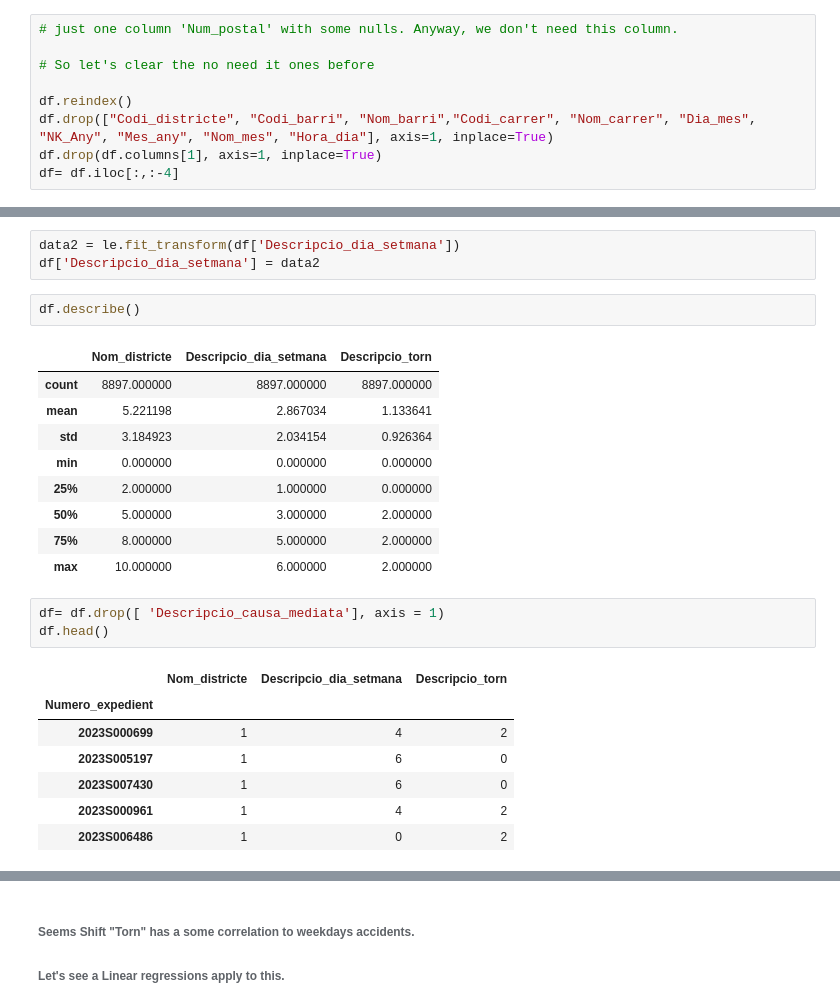
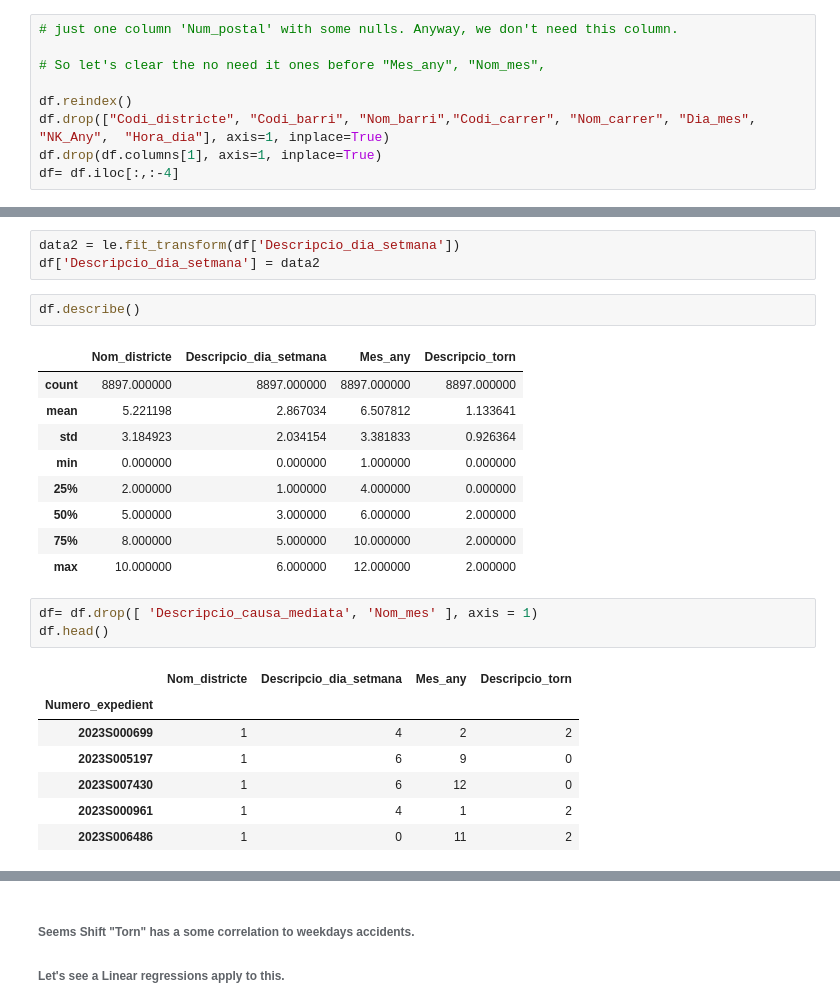
Before and after one commit to ToniBaixa/Bcn_Accidents2023, a Jupyter notebook: Accidents_transit.ipynb, the cells around one changed output, grey strips where cells are left out. Drawn from its saved outputs; the diff is of its cells as text.

```diff
--- a/Accidents_transit.ipynb
+++ b/Accidents_transit.ipynb
@@ -129,10 +130,10 @@ dtype: int64
 # %%
 # just one column 'Num_postal' with some nulls. Anyway, we don't need this column.
 
-# So let's clear the no need it ones before
+# So let's clear the no need it ones before "Mes_any", "Nom_mes",
 
 df.reindex()
-df.drop(["Codi_districte", "Codi_barri", "Nom_barri","Codi_carrer", "Nom_carrer", "Dia_mes", "NK_Any", "Mes_any", "Nom_mes", "Hora_dia"], axis=1, inplace=True)
+df.drop(["Codi_districte", "Codi_barri", "Nom_barri","Codi_carrer", "Nom_carrer", "Dia_mes", "NK_Any",  "Hora_dia"], axis=1, inplace=True)
 df.drop(df.columns[1], axis=1, inplace=True)
 df= df.iloc[:,:-4]
 # %%
@@ -306,26 +342,26 @@ df['Descripcio_dia_setmana'] = data2
 # %%
 df.describe()
 # %% [output]
-|  | Nom_districte | Descripcio_dia_setmana | Descripcio_torn |
-| count | 8897.000000 | 8897.000000 | 8897.000000 |
-| mean | 5.221198 | 2.867034 | 1.133641 |
-| std | 3.184923 | 2.034154 | 0.926364 |
-| min | 0.000000 | 0.000000 | 0.000000 |
-| 25% | 2.000000 | 1.000000 | 0.000000 |
-| 50% | 5.000000 | 3.000000 | 2.000000 |
-| 75% | 8.000000 | 5.000000 | 2.000000 |
-| max | 10.000000 | 6.000000 | 2.000000 |
+|  | Nom_districte | Descripcio_dia_setmana | Mes_any | Descripcio_torn |
+| count | 8897.000000 | 8897.000000 | 8897.000000 | 8897.000000 |
+| mean | 5.221198 | 2.867034 | 6.507812 | 1.133641 |
+| std | 3.184923 | 2.034154 | 3.381833 | 0.926364 |
+| min | 0.000000 | 0.000000 | 1.000000 | 0.000000 |
+| 25% | 2.000000 | 1.000000 | 4.000000 | 0.000000 |
+| 50% | 5.000000 | 3.000000 | 6.000000 | 2.000000 |
+| 75% | 8.000000 | 5.000000 | 10.000000 | 2.000000 |
+| max | 10.000000 | 6.000000 | 12.000000 | 2.000000 |
 # %%
-df= df.drop([ 'Descripcio_causa_mediata'], axis = 1)
+df= df.drop([ 'Descripcio_causa_mediata', 'Nom_mes' ], axis = 1)
 df.head()
 # %% [output]
-|  | Nom_districte | Descripcio_dia_setmana | Descripcio_torn |
-| Numero_expedient |  |  |  |
-| 2023S000699 | 1 | 4 | 2 |
-| 2023S005197 | 1 | 6 | 0 |
-| 2023S007430 | 1 | 6 | 0 |
-| 2023S000961 | 1 | 4 | 2 |
-| 2023S006486 | 1 | 0 | 2 |
+|  | Nom_districte | Descripcio_dia_setmana | Mes_any | Descripcio_torn |
+| Numero_expedient |  |  |  |  |
+| 2023S000699 | 1 | 4 | 2 | 2 |
+| 2023S005197 | 1 | 6 | 9 | 0 |
+| 2023S007430 | 1 | 6 | 12 | 0 |
+| 2023S000961 | 1 | 4 | 1 | 2 |
+| 2023S006486 | 1 | 0 | 11 | 2 |
 # %%
 import seaborn as sns
 import matplotlib.pyplot as plt
```
Also changed, not shown: parts of 18 cells of this notebook, 1 other file.
